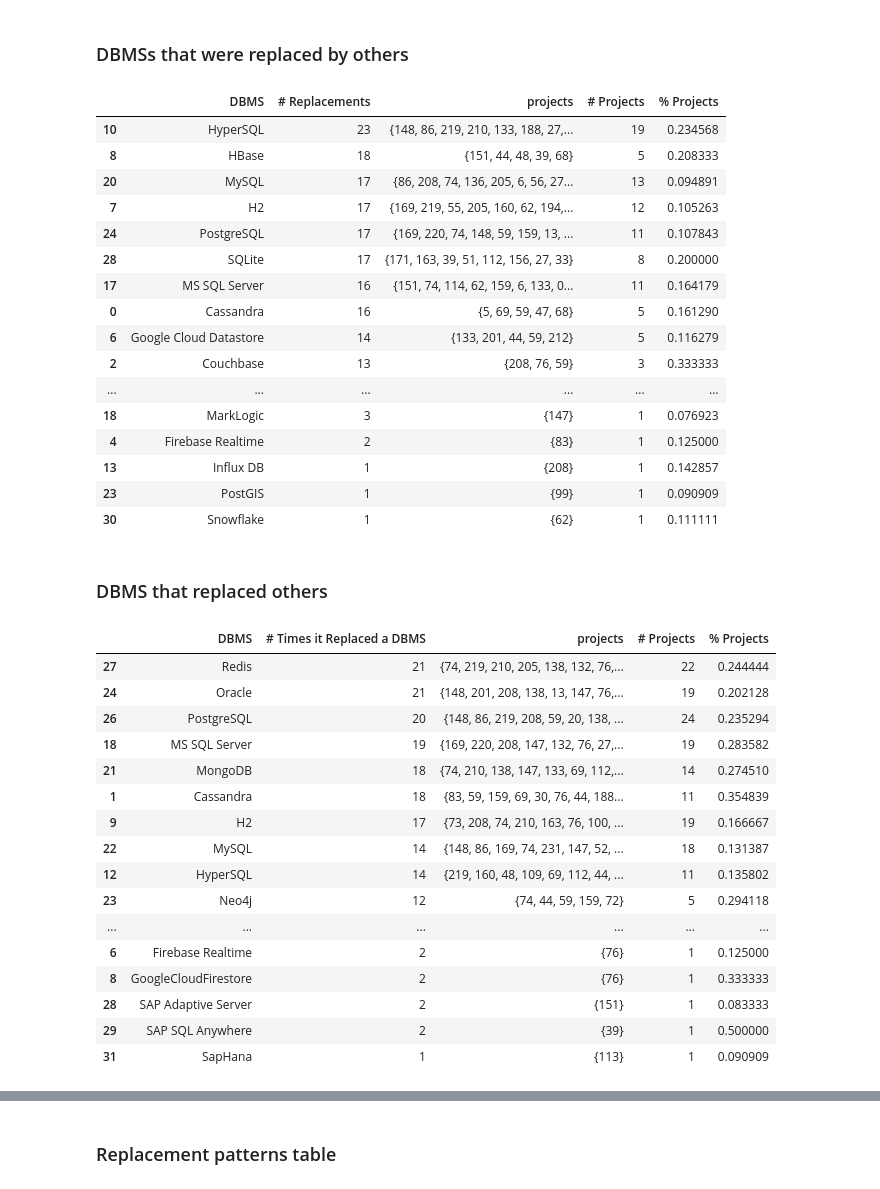
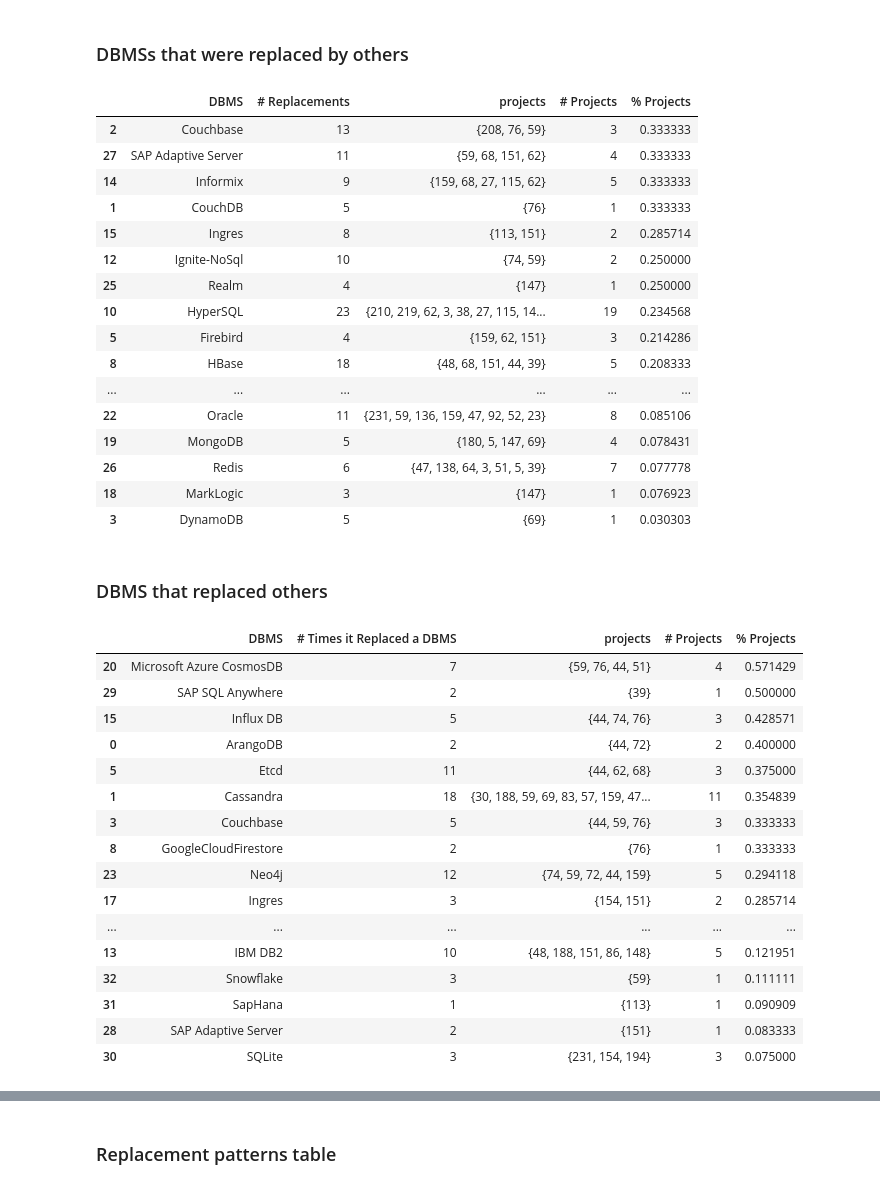
Before and after one commit to gems-uff/db-mining, a Jupyter notebook: src/rq3_replacements/seqpatterns_filters.ipynb, the cells around one changed output, grey strips where cells are left out. Drawn from its saved outputs; the diff is of its cells as text; code cells hidden in the pictures.

Commit message:
Update RQ3 table and start to update RQ4

```diff
--- a/src/rq3_replacements/seqpatterns_filters.ipynb
+++ b/src/rq3_replacements/seqpatterns_filters.ipynb
@@ -149,30 +149,31 @@ dbms_counts = (df3.iloc[:,3:].T > 0).sum().to_dict()
 # %%
 df4 = df.groupby(["X"], as_index=False).agg(replacements=("Y", "count"), projects=("LinesSet", union_sets))
 df4.rename(columns={"X": "DBMS", "replacements": "# Replacements"}, inplace=True)
 df4["# Projects"] = df4["projects"].apply(len)
 df4["% Projects"] = df4.apply(lambda row: row["# Projects"] / dbms_counts[row["DBMS"]], axis=1)
 df4.sort_values(["# Replacements", "# Projects"], inplace=True, ascending=False)
 dbms_was_replaced_count = df4.set_index("DBMS")["# Replacements"].to_dict()
 dbms_was_replaced_in_projects = df4.set_index("DBMS")["# Projects"].to_dict()
+df4 = df4.sort_values(by=["% Projects", "# Replacements"], ascending=False)
 df4
 # %% [output]
 |  | DBMS | # Replacements | projects | # Projects | % Projects |
-| 10 | HyperSQL | 23 | {148, 86, 219, 210, 133, 188, 27,... | 19 | 0.234568 |
-| 8 | HBase | 18 | {151, 44, 48, 39, 68} | 5 | 0.208333 |
-| 20 | MySQL | 17 | {86, 208, 74, 136, 205, 6, 56, 27... | 13 | 0.094891 |
-| 7 | H2 | 17 | {169, 219, 55, 205, 160, 62, 194,... | 12 | 0.105263 |
-| 24 | PostgreSQL | 17 | {169, 220, 74, 148, 59, 159, 13, ... | 11 | 0.107843 |
-| 28 | SQLite | 17 | {171, 163, 39, 51, 112, 156, 27, 33} | 8 | 0.200000 |
-| 17 | MS SQL Server | 16 | {151, 74, 114, 62, 159, 6, 133, 0... | 11 | 0.164179 |
-| 0 | Cassandra | 16 | {5, 69, 59, 47, 68} | 5 | 0.161290 |
-| 6 | Google Cloud Datastore | 14 | {133, 201, 44, 59, 212} | 5 | 0.116279 |
 | 2 | Couchbase | 13 | {208, 76, 59} | 3 | 0.333333 |
+| 27 | SAP Adaptive Server | 11 | {59, 68, 151, 62} | 4 | 0.333333 |
+| 14 | Informix | 9 | {159, 68, 27, 115, 62} | 5 | 0.333333 |
+| 1 | CouchDB | 5 | {76} | 1 | 0.333333 |
+| 15 | Ingres | 8 | {113, 151} | 2 | 0.285714 |
+| 12 | Ignite-NoSql | 10 | {74, 59} | 2 | 0.250000 |
+| 25 | Realm | 4 | {147} | 1 | 0.250000 |
+| 10 | HyperSQL | 23 | {210, 219, 62, 3, 38, 27, 115, 14... | 19 | 0.234568 |
+| 5 | Firebird | 4 | {159, 62, 151} | 3 | 0.214286 |
+| 8 | HBase | 18 | {48, 68, 151, 44, 39} | 5 | 0.208333 |
 | ... | ... | ... | ... | ... | ... |
+| 22 | Oracle | 11 | {231, 59, 136, 159, 47, 92, 52, 23} | 8 | 0.085106 |
+| 19 | MongoDB | 5 | {180, 5, 147, 69} | 4 | 0.078431 |
+| 26 | Redis | 6 | {47, 138, 64, 3, 51, 5, 39} | 7 | 0.077778 |
 | 18 | MarkLogic | 3 | {147} | 1 | 0.076923 |
-| 4 | Firebase Realtime | 2 | {83} | 1 | 0.125000 |
-| 13 | Influx DB | 1 | {208} | 1 | 0.142857 |
-| 23 | PostGIS | 1 | {99} | 1 | 0.090909 |
-| 30 | Snowflake | 1 | {62} | 1 | 0.111111 |
+| 3 | DynamoDB | 5 | {69} | 1 | 0.030303 |
 # %%
 assert max(dbms_was_replaced_count.items(), key=lambda x: x[1]) == ('HyperSQL', 23), "Paper: 'In summary, we have identified that HyperSQL is the DBMS mostly susceptible to replacements during the projects' history.'"
 assert list(df4.set_index("DBMS")["# Replacements"].nlargest(2).index) == ["HyperSQL", "HBase"], "Paper: 'In a more comprehensive analysis, considering only the replaced DBMS, including the patterns that occurred in only 1 project, we found HyperSQL and HBase among the most susceptible to be replaced.'"
@@ -193,25 +194,26 @@ df5["% Projects"] = df5.apply(lambda row: row["# Projects"] / dbms_counts[row["D
 df5.sort_values(["# Times it Replaced a DBMS", "# Projects"], inplace=True, ascending=False)
 dbms_replaced_count = df5.set_index("DBMS")["# Times it Replaced a DBMS"].to_dict()
 dbms_replaced_in_projects = df5.set_index("DBMS")["# Projects"].to_dict()
+df5 = df5.sort_values(by=["% Projects", "# Times it Replaced a DBMS"], ascending=False)
 df5
 # %% [output]
 |  | DBMS | # Times it Replaced a DBMS | projects | # Projects | % Projects |
-| 27 | Redis | 21 | {74, 219, 210, 205, 138, 132, 76,... | 22 | 0.244444 |
-| 24 | Oracle | 21 | {148, 201, 208, 138, 13, 147, 76,... | 19 | 0.202128 |
-| 26 | PostgreSQL | 20 | {148, 86, 219, 208, 59, 20, 138, ... | 24 | 0.235294 |
-| 18 | MS SQL Server | 19 | {169, 220, 208, 147, 132, 76, 27,... | 19 | 0.283582 |
-| 21 | MongoDB | 18 | {74, 210, 138, 147, 133, 69, 112,... | 14 | 0.274510 |
-| 1 | Cassandra | 18 | {83, 59, 159, 69, 30, 76, 44, 188... | 11 | 0.354839 |
-| 9 | H2 | 17 | {73, 208, 74, 210, 163, 76, 100, ... | 19 | 0.166667 |
-| 22 | MySQL | 14 | {148, 86, 169, 74, 231, 147, 52, ... | 18 | 0.131387 |
-| 12 | HyperSQL | 14 | {219, 160, 48, 109, 69, 112, 44, ... | 11 | 0.135802 |
-| 23 | Neo4j | 12 | {74, 44, 59, 159, 72} | 5 | 0.294118 |
+| 20 | Microsoft Azure CosmosDB | 7 | {59, 76, 44, 51} | 4 | 0.571429 |
+| 29 | SAP SQL Anywhere | 2 | {39} | 1 | 0.500000 |
+| 15 | Influx DB | 5 | {44, 74, 76} | 3 | 0.428571 |
+| 0 | ArangoDB | 2 | {44, 72} | 2 | 0.400000 |
+| 5 | Etcd | 11 | {44, 62, 68} | 3 | 0.375000 |
+| 1 | Cassandra | 18 | {30, 188, 59, 69, 83, 57, 159, 47... | 11 | 0.354839 |
+| 3 | Couchbase | 5 | {44, 59, 76} | 3 | 0.333333 |
+| 8 | GoogleCloudFirestore | 2 | {76} | 1 | 0.333333 |
+| 23 | Neo4j | 12 | {74, 59, 72, 44, 159} | 5 | 0.294118 |
+| 17 | Ingres | 3 | {154, 151} | 2 | 0.285714 |
 | ... | ... | ... | ... | ... | ... |
-| 6 | Firebase Realtime | 2 | {76} | 1 | 0.125000 |
-| 8 | GoogleCloudFirestore | 2 | {76} | 1 | 0.333333 |
+| 13 | IBM DB2 | 10 | {48, 188, 151, 86, 148} | 5 | 0.121951 |
+| 32 | Snowflake | 3 | {59} | 1 | 0.111111 |
+| 31 | SapHana | 1 | {113} | 1 | 0.090909 |
 | 28 | SAP Adaptive Server | 2 | {151} | 1 | 0.083333 |
-| 29 | SAP SQL Anywhere | 2 | {39} | 1 | 0.500000 |
-| 31 | SapHana | 1 | {113} | 1 | 0.090909 |
+| 30 | SQLite | 3 | {231, 154, 194} | 3 | 0.075000 |
 # %%
 assert list(df5.set_index("DBMS")["# Times it Replaced a DBMS"].nlargest(3).index) == ["Redis", "Oracle", "PostgreSQL"], "Paper: 'From this viewpoint, we discovered the DBMSs most chosen to replace others with are Redis, Oracle, and PostgreSQL.'"
 assert list(df5.set_index("DBMS")["# Times it Replaced a DBMS"].nlargest(3).index) == ["Redis", "Oracle", "PostgreSQL"], "Paper: 'Also, considering just the DBMS that replaced another one, we found Redis, Oracle, and PostgreSQL among the most used as a replacement.'"
```
Also changed, not shown: parts of 3 cells of this notebook, 11 other files.
